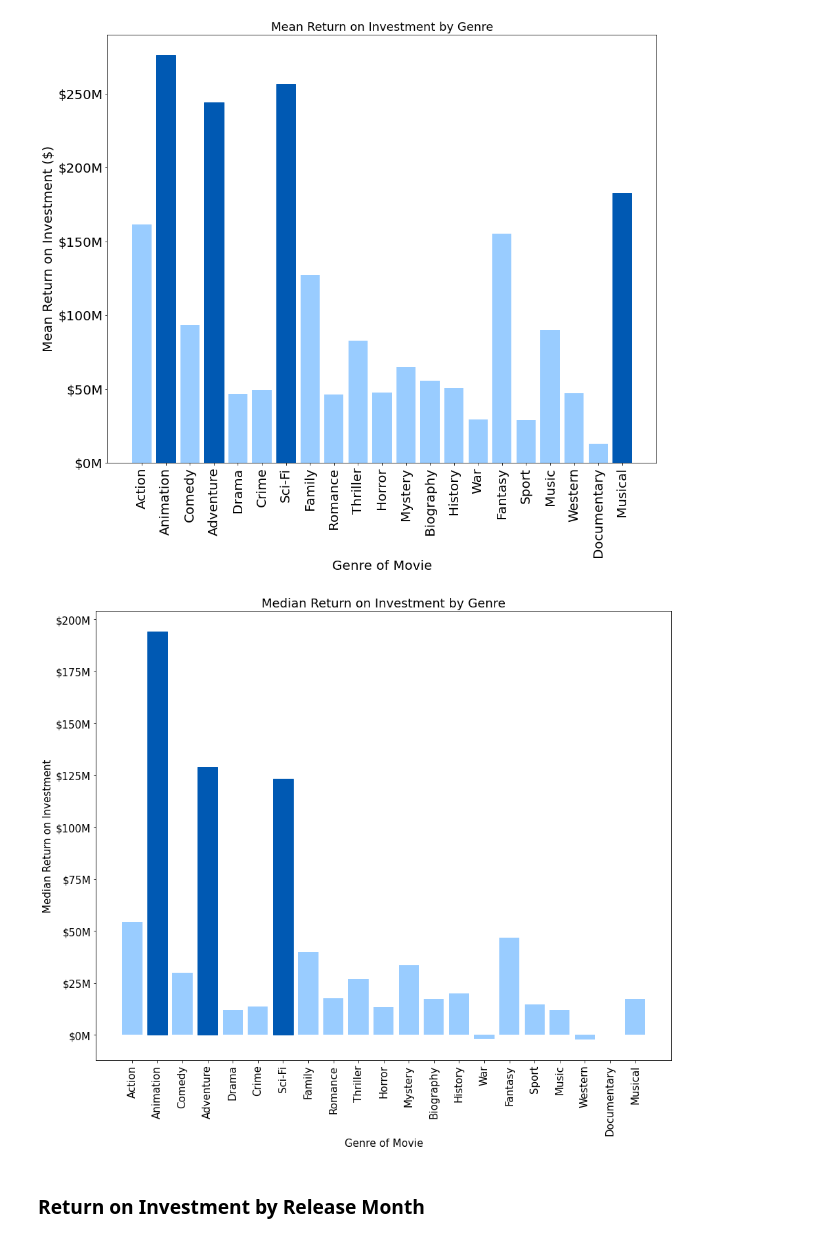
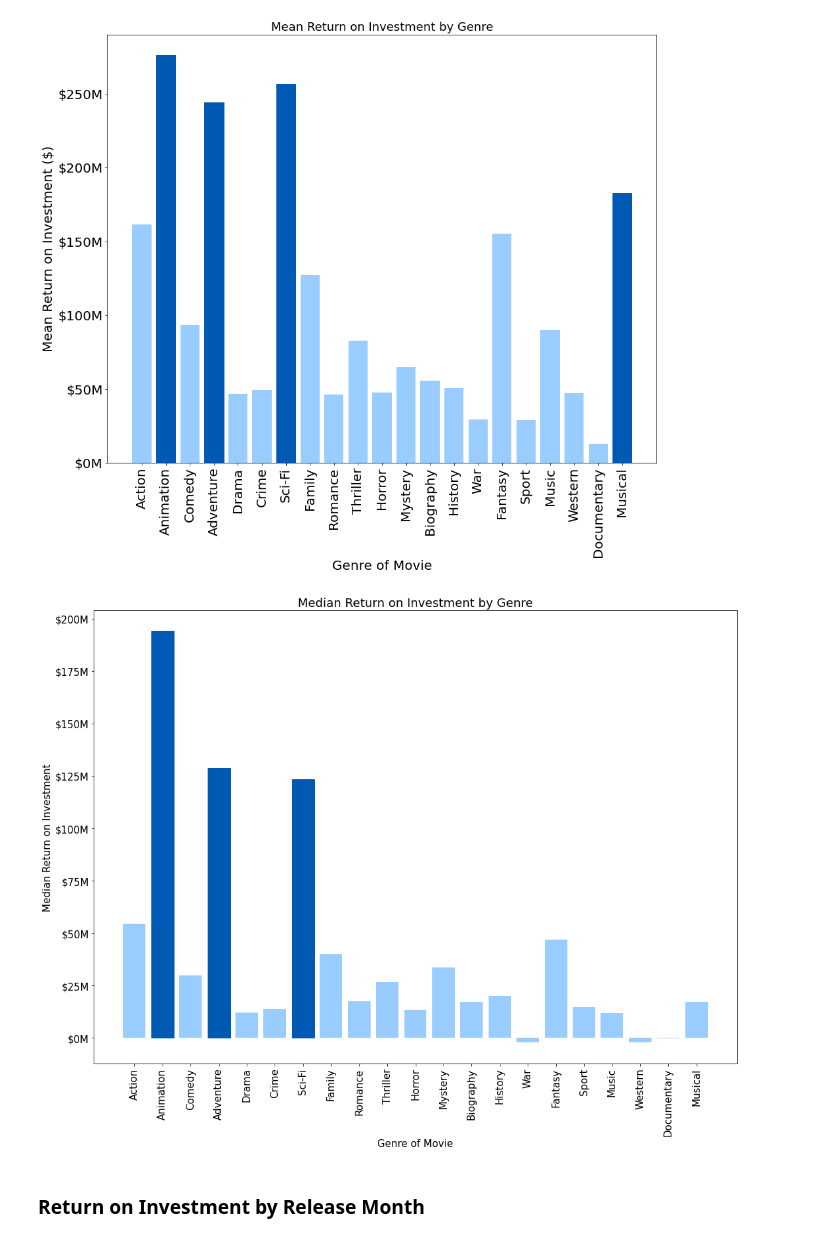
Before and after one commit to ThomasHChapman/p1_project, a Jupyter notebook: main_notebook.ipynb, the cells around one changed output. Cells and saved outputs as stored; diff of their text form; code cells hidden in the pictures.

Commit message:
update final changes to plots in main notebook

```diff
--- a/main_notebook.ipynb
+++ b/main_notebook.ipynb
@@ -536,19 +529,20 @@ plt.savefig('./images/AverageROI_genre', dpi=500)
 # %%
 med_profit, ax = plt.subplots(figsize=(15,12), facecolor='white')
 ret = ax.bar(x = list(genre_medians.keys()), height = list(genre_medians.values()), color ='#99CCFF');
 ret[1].set_color('#0059B3')
 ret[3].set_color('#0059B3')
 ret[6].set_color('#0059B3')
 ax.tick_params(axis='x', labelrotation = 90);
 ax.ticklabel_format(axis='y',style='plain')
 ax.set_ylabel('Median Return on Investment');
 ax.set_xlabel('Genre of Movie');
 ax.set_title('Median Return on Investment by Genre')
 ax.yaxis.set_major_formatter(currency);
+plt.tight_layout()
 
 plt.savefig('./images/MedianROI_genre', dpi=500)
 # %% [output]
-[figure, old version]
+[figure, new version]
 # %% [markdown]
 ### Return on Investment by Release Month
 # %%
```
Also changed, not shown: parts of 6 cells of this notebook, 14 other files.
